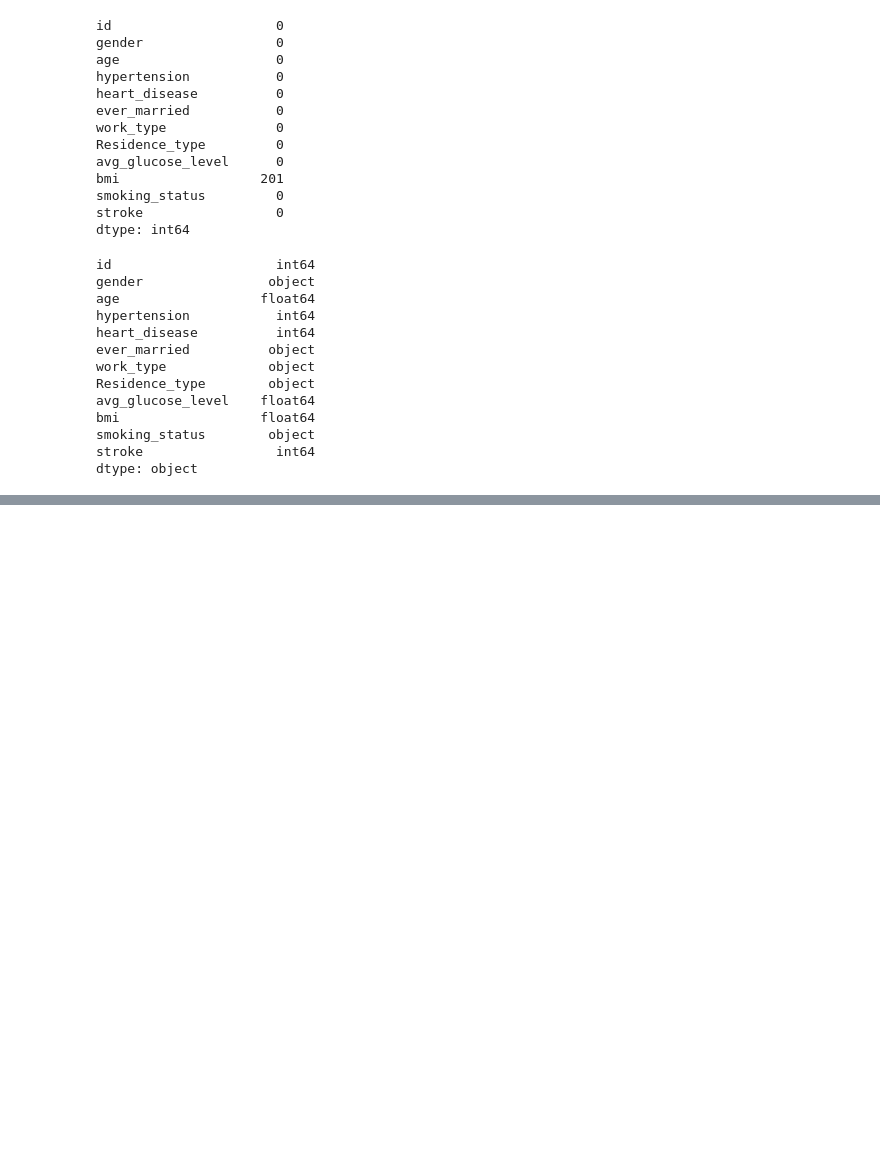
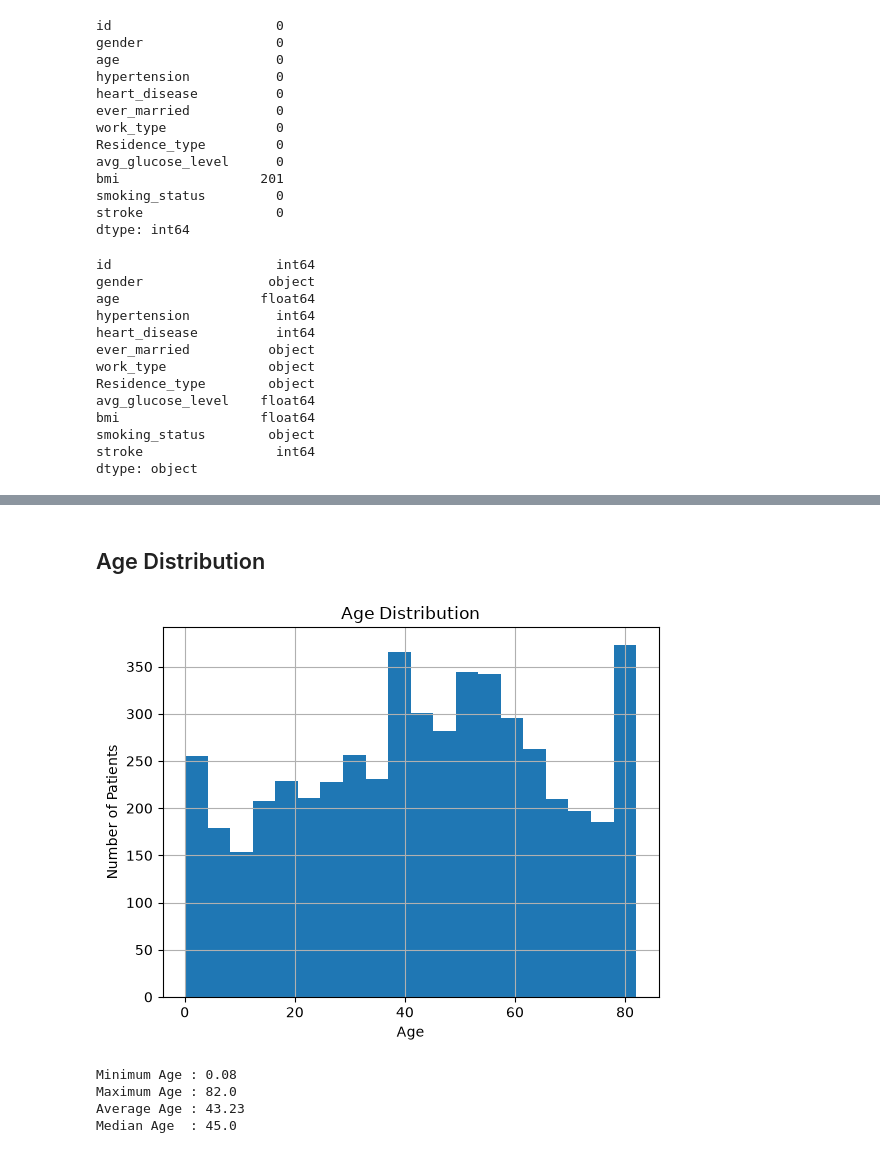
Before and after one commit to variksoo211/synthetic-healthcare-data-generation, a Jupyter notebook: notebooks/01_eda.ipynb, the cells around one changed output, grey strips where cells are left out. Drawn from its saved outputs; the diff is of its cells as text; code cells hidden in the pictures; blank space fills up the shorter version.

```diff
--- a/notebooks/01_eda.ipynb
+++ b/notebooks/01_eda.ipynb
@@ -81,0 +166,26 @@ dtype: object
+# %% [markdown]
+## Age Distribution
+# %%
+df["age"].hist(bins=20)
+
+plt.title("Age Distribution")
+plt.xlabel("Age")
+plt.ylabel("Number of Patients")
+
+plt.savefig("../figures/age_distribution.png",
+            dpi=300,
+            bbox_inches="tight")
+
+plt.show()
+# %% [output]
+[figure, added]
+# %%
+print("Minimum Age :", df["age"].min())
+print("Maximum Age :", df["age"].max())
+print("Average Age :", round(df["age"].mean(),2))
+print("Median Age  :", df["age"].median())
+# %% [output]
+Minimum Age : 0.08
+Maximum Age : 82.0
+Average Age : 43.23
+Median Age  : 45.0
```
Also changed, not shown: parts of 33 cells of this notebook, 8 other files.
